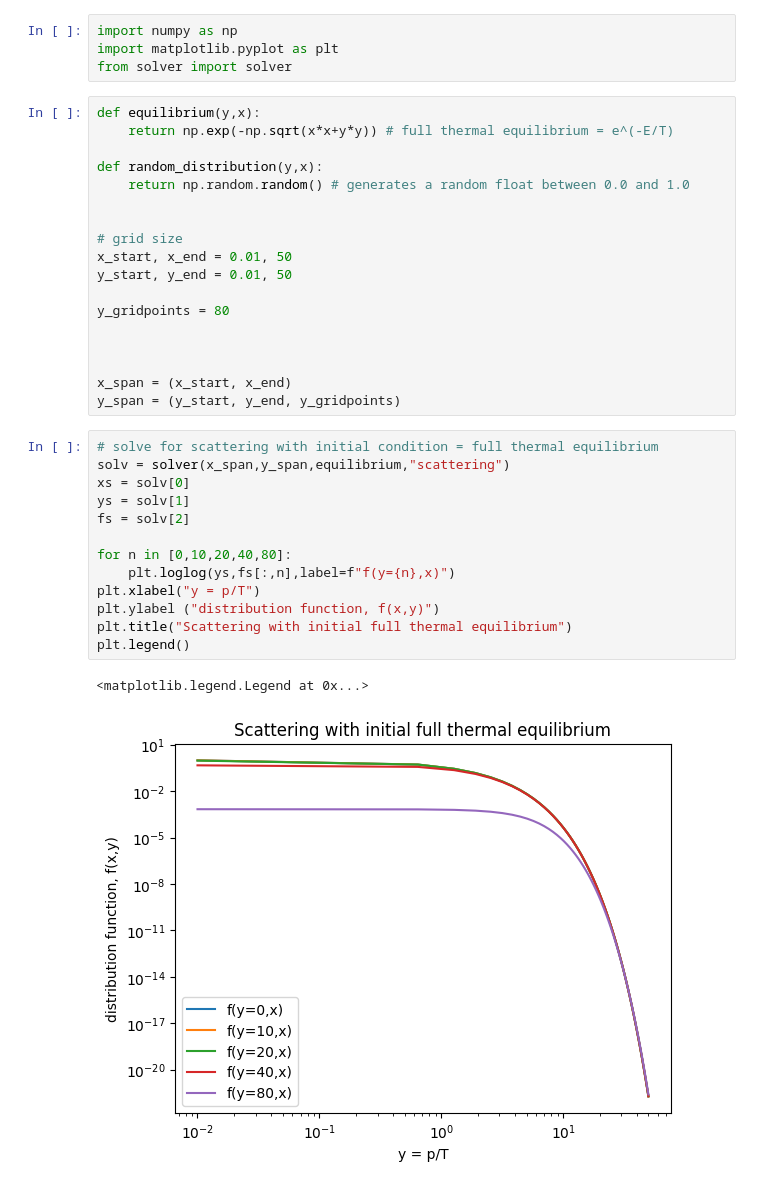
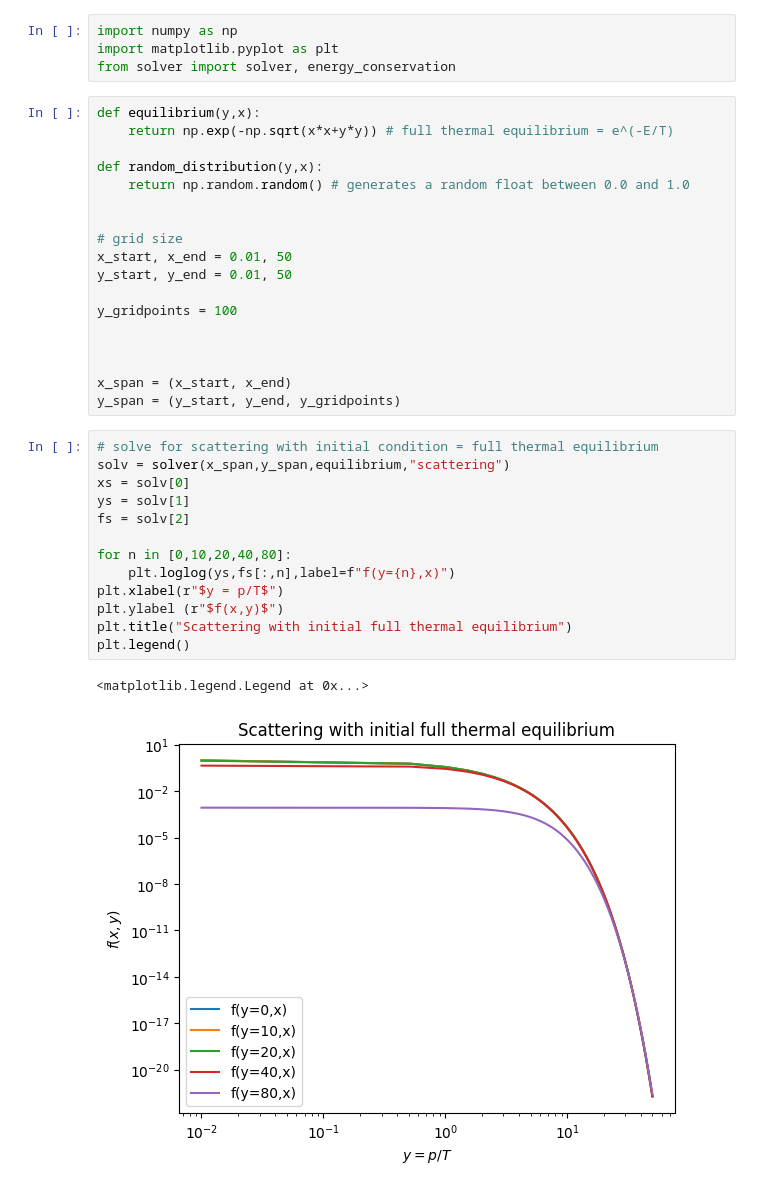
Before and after one commit to TobiasWasheim/master_thesis, a Jupyter notebook: mainCode.ipynb, the cells around one changed output. Drawn from its saved outputs; the diff is of its cells as text.

```diff
--- a/mainCode.ipynb
+++ b/mainCode.ipynb
@@ -1,7 +1,7 @@
 # %%
 import numpy as np
 import matplotlib.pyplot as plt
-from solver import solver
+from solver import solver, energy_conservation
 # %%
 def equilibrium(y,x):
     return np.exp(-np.sqrt(x*x+y*y)) # full thermal equilibrium = e^(-E/T)
@@ -14,7 +14,7 @@ def random_distribution(y,x):
 x_start, x_end = 0.01, 50
 y_start, y_end = 0.01, 50
 
-y_gridpoints = 80
+y_gridpoints = 100
 
 
 
@@ -23,19 +23,19 @@ y_span = (y_start, y_end, y_gridpoints)
 # %%
 # solve for scattering with initial condition = full thermal equilibrium
 solv = solver(x_span,y_span,equilibrium,"scattering")
 xs = solv[0]
 ys = solv[1]
 fs = solv[2]
 
 for n in [0,10,20,40,80]:
     plt.loglog(ys,fs[:,n],label=f"f(y={n},x)")
-plt.xlabel("y = p/T")
-plt.ylabel ("distribution function, f(x,y)")
+plt.xlabel(r"$y = p/T$")
+plt.ylabel (r"$f(x,y)$")
 plt.title("Scattering with initial full thermal equilibrium")
 plt.legend()
 # %% [output]
 <matplotlib.legend.Legend at 0x...>
-[figure, old version]
+[figure, new version]
 # %%
 # solve for scattering with initial condition = random distribution
 solv = solver(x_span,y_span,random_distribution,"scattering")
```
Also changed, not shown: parts of 4 cells of this notebook, 2 other files.
